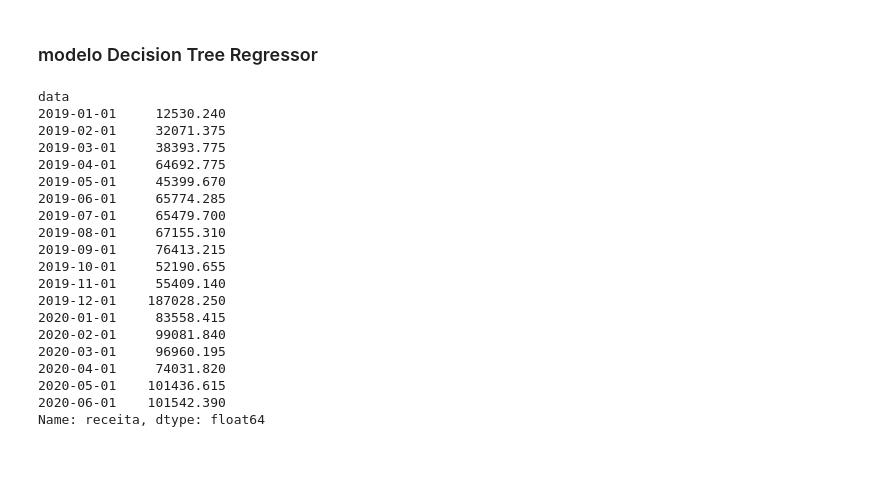
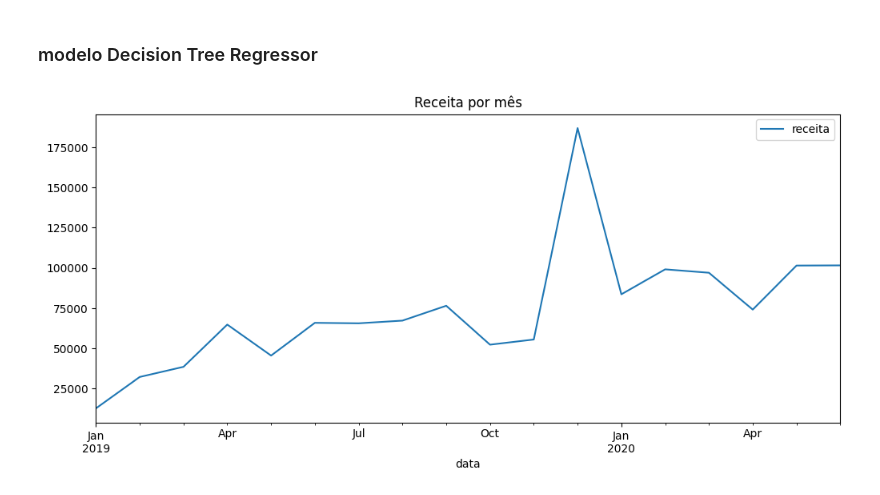
Before and after one commit to GabrielRomaoG/Insurance_policy_analysis, a Jupyter notebook: previsao_receita.ipynb, the cells around one changed output. Drawn from its saved outputs; the diff is of its cells as text; code cells hidden in the pictures; blank space fills up the shorter version.

Commit message:
construindo tree modelo

```diff
--- a/previsao_receita.ipynb
+++ b/previsao_receita.ipynb
@@ -106,26 +117,11 @@ A distribuição dos valores da receita são similares a uma distribuição expo
 ### modelo Decision Tree Regressor
 # %%
 #Tratamento para o modelo
-df_receita_modelo = df_receita.groupby('data')['receita'].sum().copy()
-df_receita_modelo
+# plt.figure(figsize=(20, 10))
+df_receita_modelo = df_receita.groupby(['data', 'ano', 'mes'])['receita'].sum().copy().reset_index()
+
+df_receita_modelo.plot(x='data', y='receita' ,figsize=(12, 5))
+plt.title('Receita por mês')
+plt.show()
 # %% [output]
-data
-2019-01-01     12530.240
-2019-02-01     32071.375
-2019-03-01     38393.775
-2019-04-01     64692.775
-2019-05-01     45399.670
-2019-06-01     65774.285
-2019-07-01     65479.700
-2019-08-01     67155.310
-2019-09-01     76413.215
-2019-10-01     52190.655
-2019-11-01     55409.140
-2019-12-01    187028.250
-2020-01-01     83558.415
-2020-02-01     99081.840
-2020-03-01     96960.195
-2020-04-01     74031.820
-2020-05-01    101436.615
-2020-06-01    101542.390
-Name: receita, dtype: float64
+[figure, added]
```
Also changed, not shown: parts of 6 cells of this notebook.
